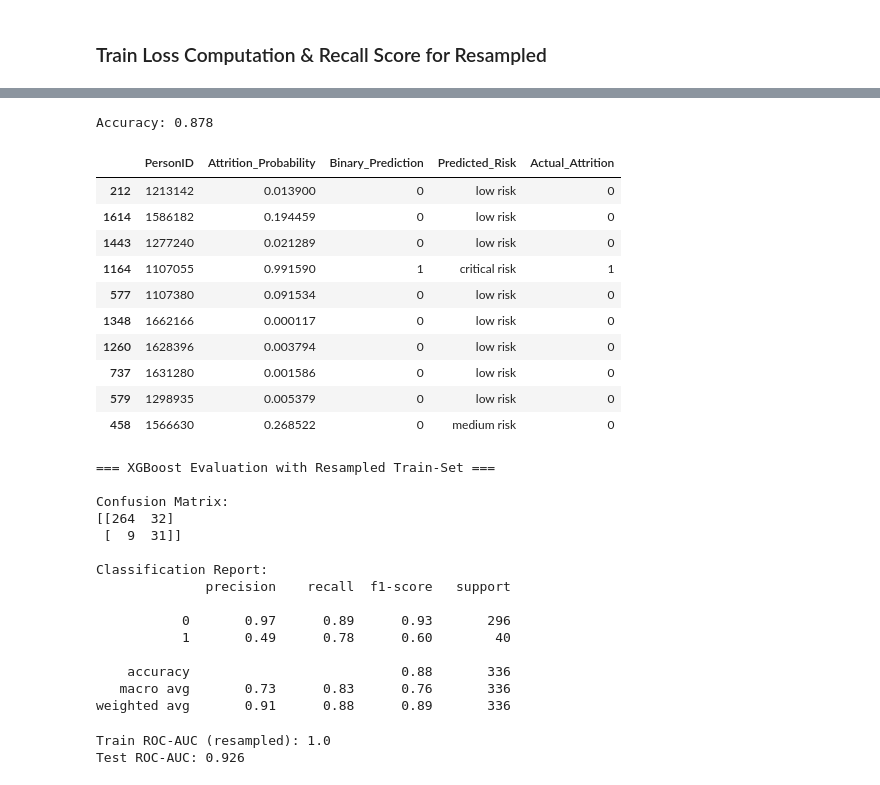
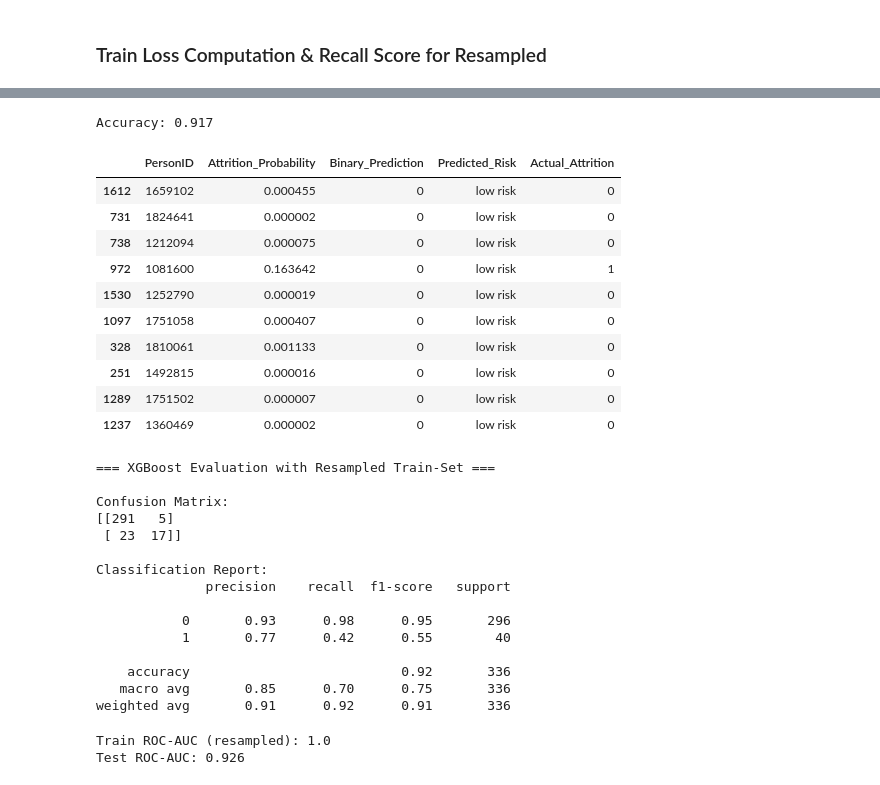
Before and after one commit to Kovindu555/Employee-Attrition-Multiclass-Prediction, a Jupyter notebook: model_training.ipynb, the cells around one changed output, grey strips where cells are left out. Saved outputs shown, nothing was run; the diff lists cells and outputs as text; code cells hidden in the pictures.

```diff
--- a/model_training.ipynb
+++ b/model_training.ipynb
@@ -999,7 +999,7 @@ def risk_pred(p):
         return 'critical risk'
 # %%
 # turning prpobability to binary
-y_pred_binary = (y_test_proba >= 0.5).astype(int)
+y_pred_binary = (y_test_proba_xgb >= 0.5).astype(int)
 # %%
 def results(y_test_proba, y_pred_binary):
     results = pd.DataFrame({
@@ -1397,26 +1397,26 @@ Recall for Rf      : 0.325
 Train loss for GB  : 0.2162
 Recall for GB      : 0.4
 # %%
-y_pred_binary = (y_test_proba >= 0.7).astype(int)
+y_pred_binary = (y_test_proba_xgb >= 0.7).astype(int)
 accuracy = accuracy_score(y_test, y_pred_binary)
 
 print(f'Accuracy: {round(accuracy, 3)}')
 # %% [output]
-Accuracy: 0.878
+Accuracy: 0.917
 # %%
-results(y_test_proba, y_pred_binary)
+results(y_test_proba_xgb, y_pred_binary)
 # %% [output]
 |  | PersonID | Attrition_Probability | Binary_Prediction | Predicted_Risk | Actual_Attrition |
-| 212 | 1213142 | 0.013900 | 0 | low risk | 0 |
-| 1614 | 1586182 | 0.194459 | 0 | low risk | 0 |
-| 1443 | 1277240 | 0.021289 | 0 | low risk | 0 |
-| 1164 | 1107055 | 0.991590 | 1 | critical risk | 1 |
-| 577 | 1107380 | 0.091534 | 0 | low risk | 0 |
-| 1348 | 1662166 | 0.000117 | 0 | low risk | 0 |
-| 1260 | 1628396 | 0.003794 | 0 | low risk | 0 |
-| 737 | 1631280 | 0.001586 | 0 | low risk | 0 |
-| 579 | 1298935 | 0.005379 | 0 | low risk | 0 |
-| 458 | 1566630 | 0.268522 | 0 | medium risk | 0 |
+| 1612 | 1659102 | 0.000455 | 0 | low risk | 0 |
+| 731 | 1824641 | 0.000002 | 0 | low risk | 0 |
+| 738 | 1212094 | 0.000075 | 0 | low risk | 0 |
+| 972 | 1081600 | 0.163642 | 0 | low risk | 1 |
+| 1530 | 1252790 | 0.000019 | 0 | low risk | 0 |
+| 1097 | 1751058 | 0.000407 | 0 | low risk | 0 |
+| 328 | 1810061 | 0.001133 | 0 | low risk | 0 |
+| 251 | 1492815 | 0.000016 | 0 | low risk | 0 |
+| 1289 | 1751502 | 0.000007 | 0 | low risk | 0 |
+| 1237 | 1360469 | 0.000002 | 0 | low risk | 0 |
 # %%
 print(f'\n=== {best_model_name} Evaluation with Resampled Train-Set ===\n')
 
@@ -1429,18 +1429,18 @@ print(classification_report(y_test, y_pred_binary))
 === XGBoost Evaluation with Resampled Train-Set ===
 
 Confusion Matrix:
-[[264  32]
- [  9  31]]
+[[291   5]
+ [ 23  17]]
 
 Classification Report:
               precision    recall  f1-score   support
 
-           0       0.97      0.89      0.93       296
-           1       0.49      0.78      0.60        40
+           0       0.93      0.98      0.95       296
+           1       0.77      0.42      0.55        40
 
-    accuracy                           0.88       336
-   macro avg       0.73      0.83      0.76       336
-weighted avg       0.91      0.88      0.89       336
+    accuracy                           0.92       336
+   macro avg       0.85      0.70      0.75       336
+weighted avg       0.91      0.92      0.91       336
 # %%
 # Train (RESAMPLED)
 y_train_res_proba = best_resampled_model.predict_proba(X_res_train)[:, 1]
```
Also changed, not shown: parts of 16 cells of this notebook.
